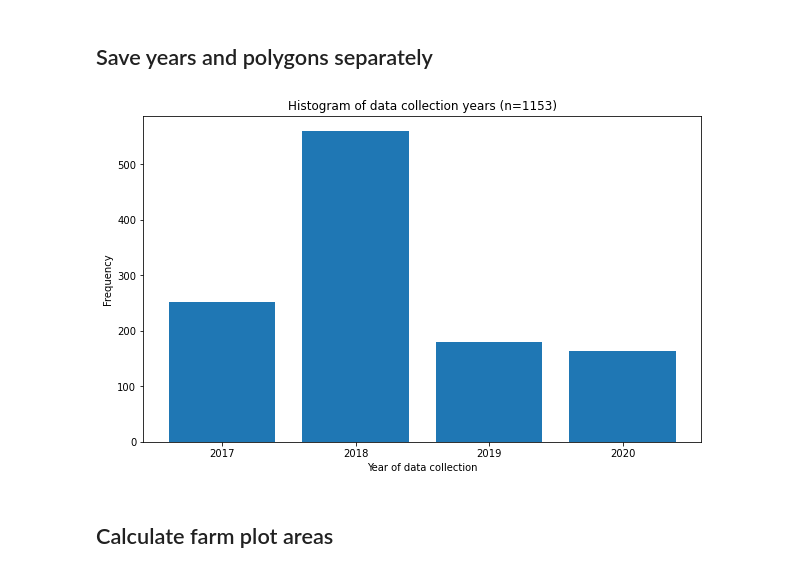
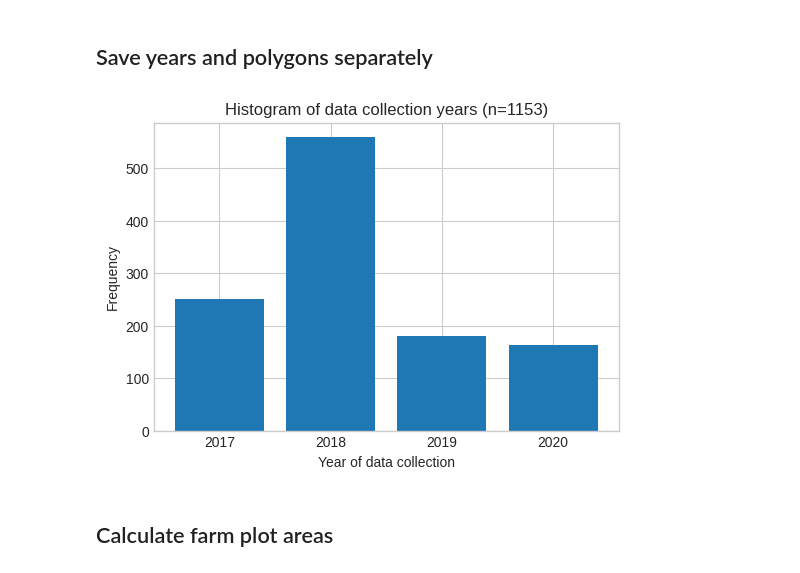
Before and after one commit to alexvmt/farm_plot_detection, a Jupyter notebook: exploring_farm_plot_polygons_and_points.ipynb, the cells around one changed output. Drawn from its saved outputs; the diff is of its cells as text; code cells hidden in the pictures.

```diff
--- a/exploratory_data_analysis.ipynb
+++ b/exploring_farm_plot_polygons_and_points.ipynb
@@ -13,6 +19,8 @@ import folium
 pd.set_option('display.max_columns', 500)
 # %%
 %matplotlib inline
+# %%
+plt.style.use('seaborn-whitegrid')
 # %% [markdown]
 ## Load and explore polygons
 # %%
@@ -209,17 +219,17 @@ farm_plots['Year'] = farm_plots['Year'].astype(int)
 # %%
 farm_plots = farm_plots.rename(columns={'Year': 'year'})
 # %%
-plt.figure(figsize=(10,6))
+plt.figure(figsize=(6,4))
 x = farm_plots['year'].unique()
 h = farm_plots['year'].value_counts().sort_index()
 plt.bar(x, h)
 plt.title('Histogram of data collection years (n={})'.format(len(farm_plots)))
 plt.xlabel('Year of data collection')
 plt.xticks(farm_plots['year'].unique())
 plt.ylabel('Frequency')
 plt.savefig('visualizations/histogram_years.png')
 # %% [output]
-[figure, old version]
+[figure, new version]
 # %%
 farm_plots[['year', 'geometry']].to_file('data/farm_plots_fixed_locations.shp')
 # %% [markdown]
```
Also changed, not shown: parts of 19 cells of this notebook, 21 other files.
